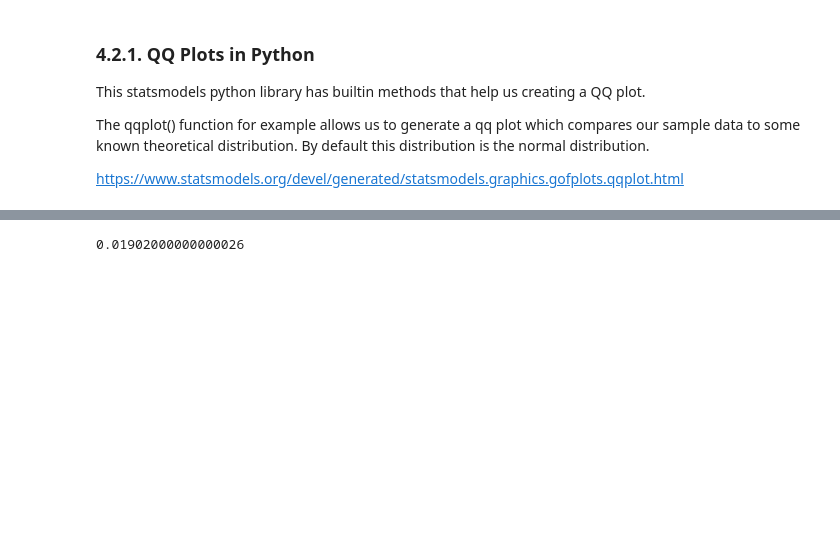
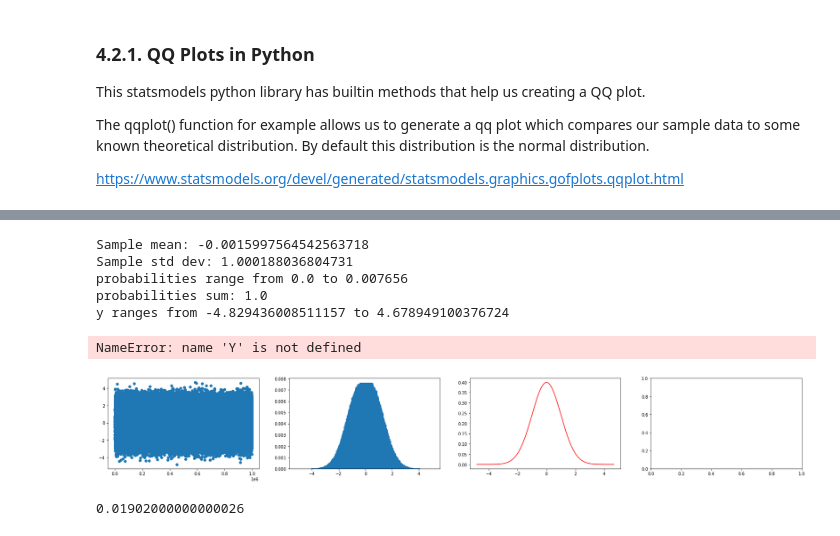
Before and after one commit to taylor-schneider/ml-training-jupyter-notebooks, a Jupyter notebook: Exploratory Data Analysis (EDA)/Quantiles.ipynb, the cells around one changed output, grey strips where cells are left out. Saved outputs shown, nothing was run; the diff lists cells and outputs as text; code cells hidden in the pictures; blank space fills up the shorter version.

```diff
--- a/Exploratory Data Analysis (EDA)/Quantiles.ipynb
+++ b/Exploratory Data Analysis (EDA)/Quantiles.ipynb
@@ -249,3 +214,62 @@ fig = sm.qqplot(Y, line='45', ax=ax4)
+# %%
+### Set the precision
+precision = 2
+
+# Generate a random variable
+sample_size = 1000000
+numpy.random.seed(seed=42)
+x = numpy.arange(0,sample_size)
+y = numpy.random.normal(0, 1, sample_size)
+#y = numpy.round(y, precision)
+
+# Print the statistics for the data set
+print("Sample mean: {0}".format(y.mean()))
+print("Sample std dev: {0}".format(y.std()))
+
+# Determine the number of posisble values within this discretization
+#y_min = y.min()
+#y_max = y.max()
+#y_range = y_max - y_min
+#possible_values = int(y_range / 10 ** - precision)
+#print("possible values: {0}".format(possible_values))
+
+# Generate a histogram information for the variable (see the histogram notebook)
+bins = 500
+counts, bin_edges = numpy.histogram(y, bins=bins)
+
+# Calculate the probabilities of each bin
+
+bin_witdth = numpy.diff(bin_edges, 1)[0]
+bin_units = bin_witdth * 10 ** - precision
+bin_midpoints = bin_edges[:-1] + (bin_witdth / 2)
+probabilities = counts / sum(counts * bin_witdth)
+probabilities = counts / sample_size
+
+print("probabilities range from {0} to {1}".format(min(probabilities), max(probabilities)))
+print("probabilities sum: {0}".format(probabilities.sum()))
+
+# Generate information about our distribution
+print("y ranges from {0} to {1}".format(min(y), max(y)))
+y_sort = numpy.sort(y, axis=-1, kind='quicksort', order=None)
+norm_pdf = norm(0,1).pdf(y_sort)
+
+# Create our plot objects
+fig, (ax1, ax2, ax3, ax4) = pyplot.subplots(nrows=1, ncols=4)
+fig.set_figwidth(30)
+
+# Graph the variable, the histogram, and the qq plot
+ax1.scatter(x, y)
+ax2.bar(bin_midpoints, probabilities)
+ax3.plot(y_sort, norm_pdf, color='red')
+fig = sm.qqplot(Y, line='45', ax=ax4)
+# %% [output]
+Sample mean: -0.0015997564542563718
+Sample std dev: 1.000188036804731
+probabilities range from 0.0 to 0.007656
+probabilities sum: 1.0
+y ranges from -4.829436008511157 to 4.678949100376724
+NameError: name 'Y' is not defined
+[figure, added]
 # %%
 bin_witdth
 # %% [output]
```
Also changed, not shown: parts of 7 cells of this notebook.
